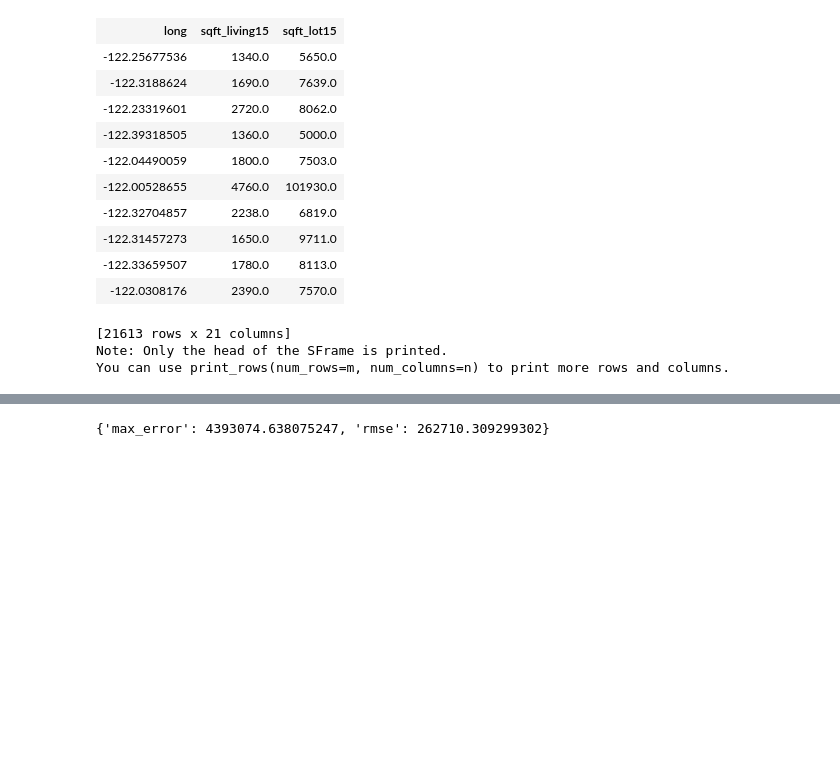
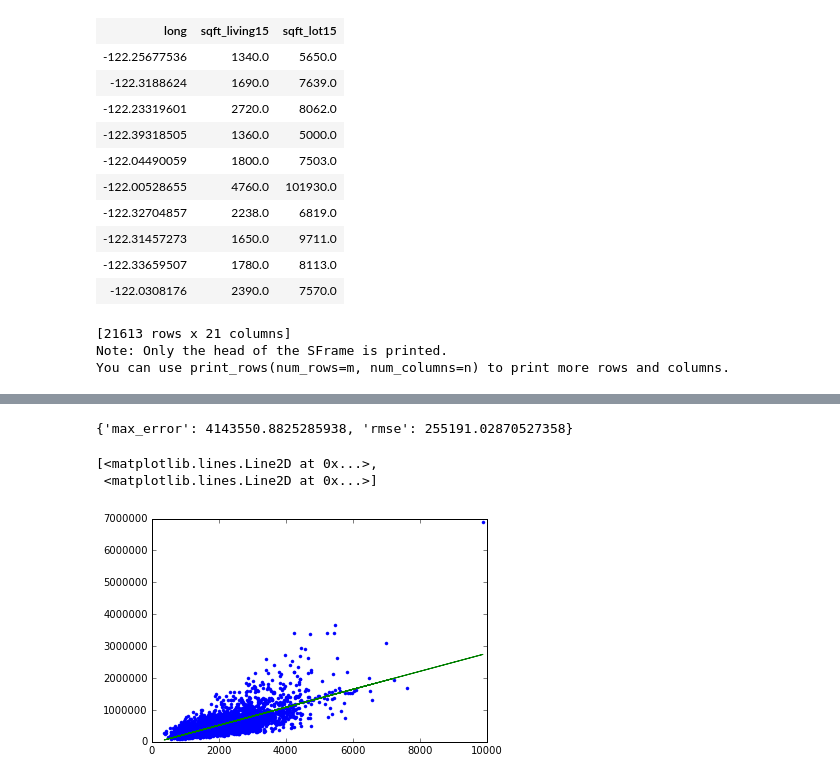
Before and after one commit to daviluis321/Sistemas-Inteligentes, a Jupyter notebook: pratica1/vitorio/pratica01.ipynb, the cells around one changed output, grey strips where cells are left out. Saved outputs shown, nothing was run; the diff lists cells and outputs as text; code cells hidden in the pictures; blank space fills up the shorter version.

```diff
--- a/pratica1/vitorio/pratica01.ipynb
+++ b/pratica1/vitorio/pratica01.ipynb
@@ -49,3 +49,3 @@ vendas_treino, vendas_teste = vendas.random_split(.8)
 # %%
-vendas_model = graphlab.linear_regression.create(vendas_treino, target='price', features=['sqft_living'])
+vendas_model = graphlab.linear_regression.create(vendas_treino, target='price', features=['sqft_living'],validation_set=None)
 # %% [output]
@@ -70,4 +69,13 @@ print vendas_teste["price"].mean()
 # %%
 print vendas_model.evaluate(vendas_teste)
 # %% [output]
-{'max_error': 4393074.638075247, 'rmse': 262710.309299302}
+{'max_error': 4143550.8825285938, 'rmse': 255191.02870527358}
+# %%
+import matplotlib.pyplot as plt
+%matplotlib inline
+plt.plot(vendas_teste["sqft_living"], vendas_teste["price"],'.',
+vendas_teste["sqft_living"], vendas_model.predict(vendas_teste),'-')
+# %% [output]
+[<matplotlib.lines.Line2D at 0x...>,
+ <matplotlib.lines.Line2D at 0x...>]
+[figure, added]
```
Also changed, not shown: parts of 19 cells of this notebook.
